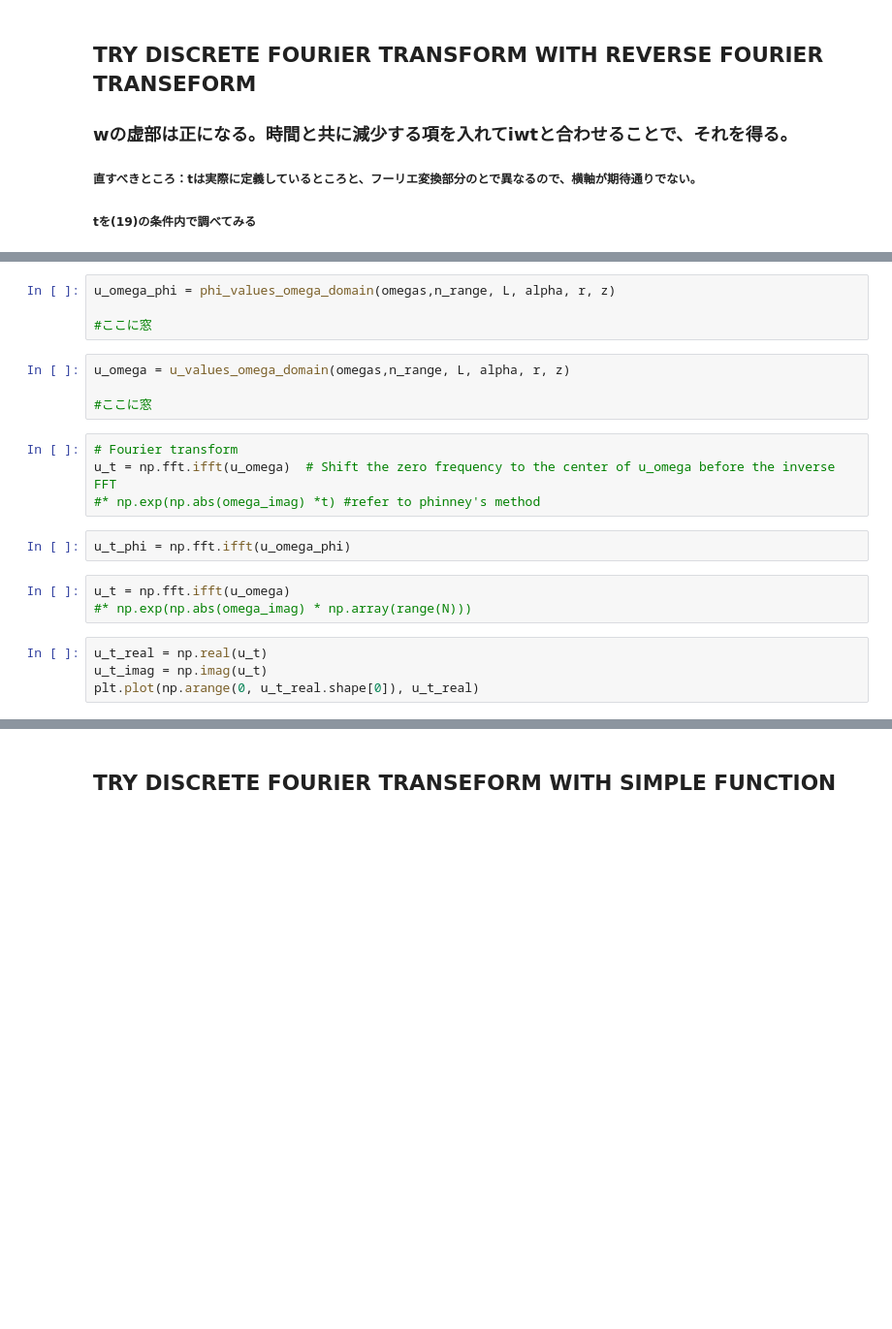
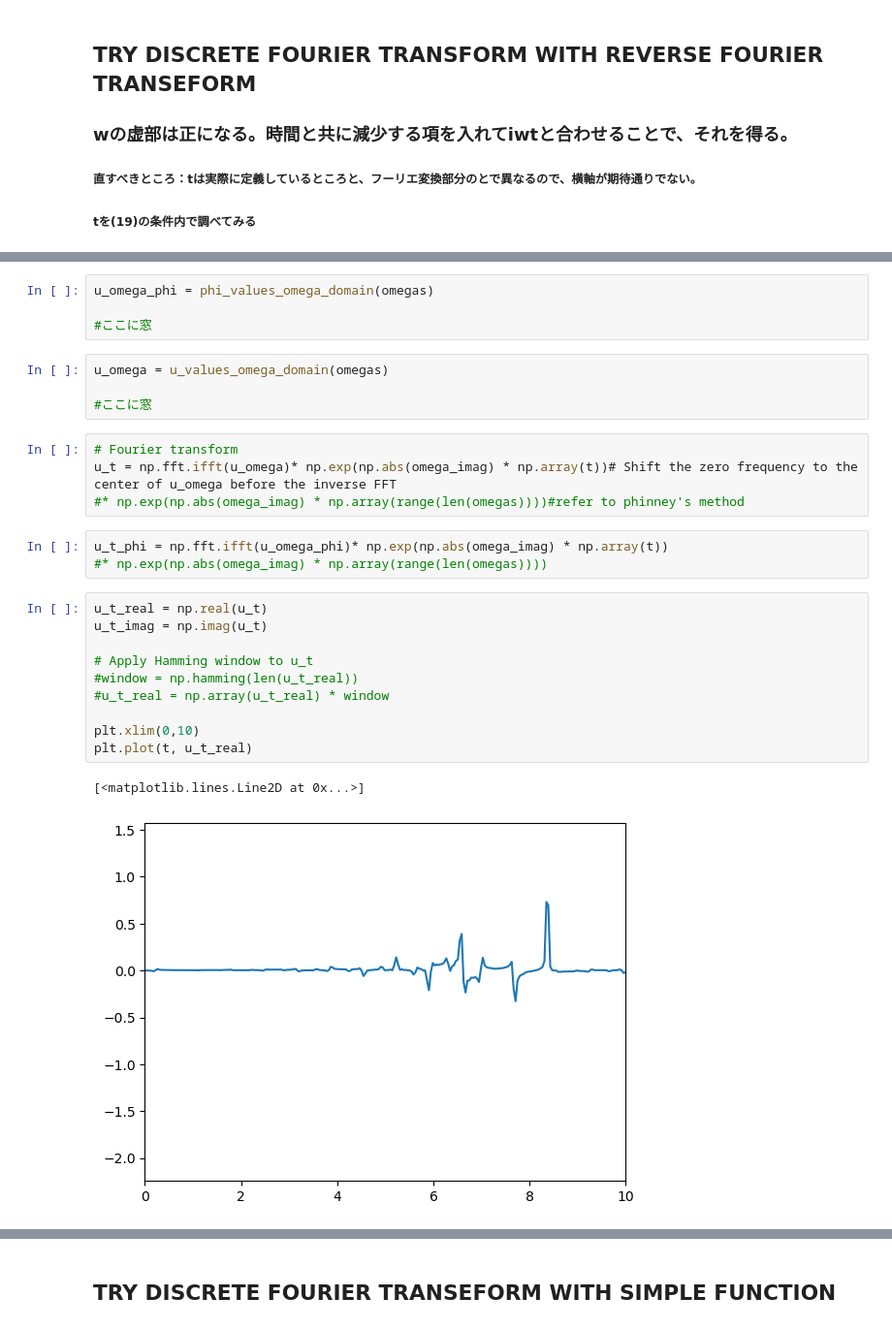
Before and after one commit to SKvr-46/Wavenumber_Spectrum, a Jupyter notebook: Untitled.ipynb, the cells around one changed output, grey strips where cells are left out. Shown at 97% size. Drawn from its saved outputs; the diff is of its cells as text; blank space fills up the shorter version.

```diff
--- a/Untitled.ipynb
+++ b/Untitled.ipynb
@@ -95,26 +85,33 @@ def phi_values_omega_domain(omegas, n_range, L, alpha, r, z):
         u_values.append(u_sum)
     return np.array(u_values)
 # %%
-u_omega_phi = phi_values_omega_domain(omegas,n_range, L, alpha, r, z)
+u_omega_phi = phi_values_omega_domain(omegas)
 
 #ここに窓
 # %%
-u_omega = u_values_omega_domain(omegas,n_range, L, alpha, r, z)
+u_omega = u_values_omega_domain(omegas)
 
 #ここに窓
 # %%
 # Fourier transform
-u_t = np.fft.ifft(u_omega)  # Shift the zero frequency to the center of u_omega before the inverse FFT
-#* np.exp(np.abs(omega_imag) *t) #refer to phinney's method
+u_t = np.fft.ifft(u_omega)* np.exp(np.abs(omega_imag) * np.array(t))# Shift the zero frequency to the center of u_omega before the inverse FFT
+#* np.exp(np.abs(omega_imag) * np.array(range(len(omegas))))#refer to phinney's method
 # %%
-u_t_phi = np.fft.ifft(u_omega_phi)
+u_t_phi = np.fft.ifft(u_omega_phi)* np.exp(np.abs(omega_imag) * np.array(t))
+#* np.exp(np.abs(omega_imag) * np.array(range(len(omegas))))
-# %%
-u_t = np.fft.ifft(u_omega)
-#* np.exp(np.abs(omega_imag) * np.array(range(N)))
 # %%
 u_t_real = np.real(u_t)
 u_t_imag = np.imag(u_t)
-plt.plot(np.arange(0, u_t_real.shape[0]), u_t_real)
+
+# Apply Hamming window to u_t
+#window = np.hamming(len(u_t_real))
+#u_t_real = np.array(u_t_real) * window
+
+plt.xlim(0,10)
+plt.plot(t, u_t_real)
+# %% [output]
+[<matplotlib.lines.Line2D at 0x...>]
+[figure, added]
 # %%
 u_t_phi_real = np.real(u_t_phi)
 u_t_phi_imag = np.imag(u_t_phi)
```
Also changed, not shown: parts of 13 cells of this notebook.
